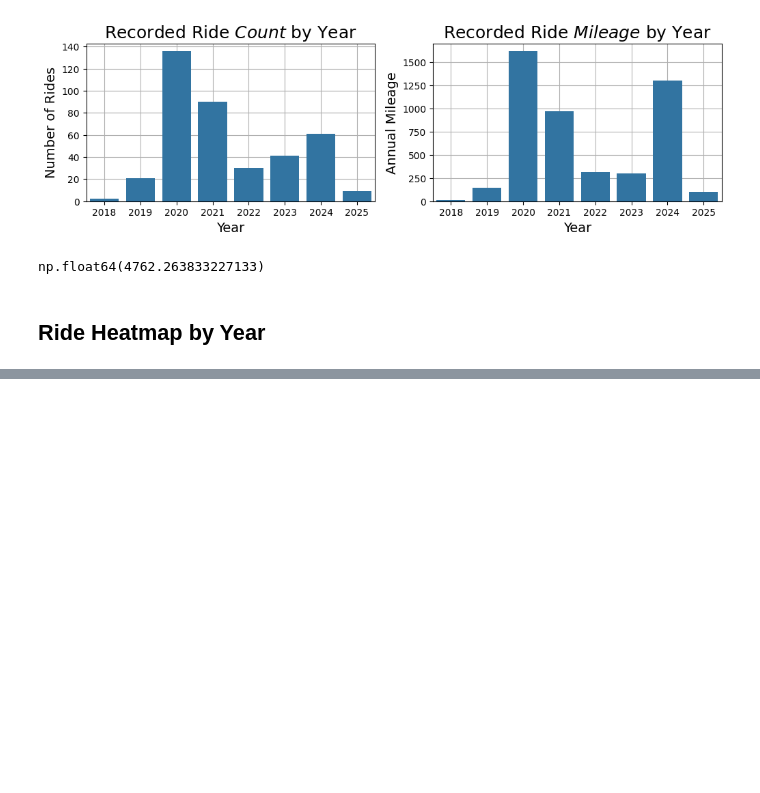
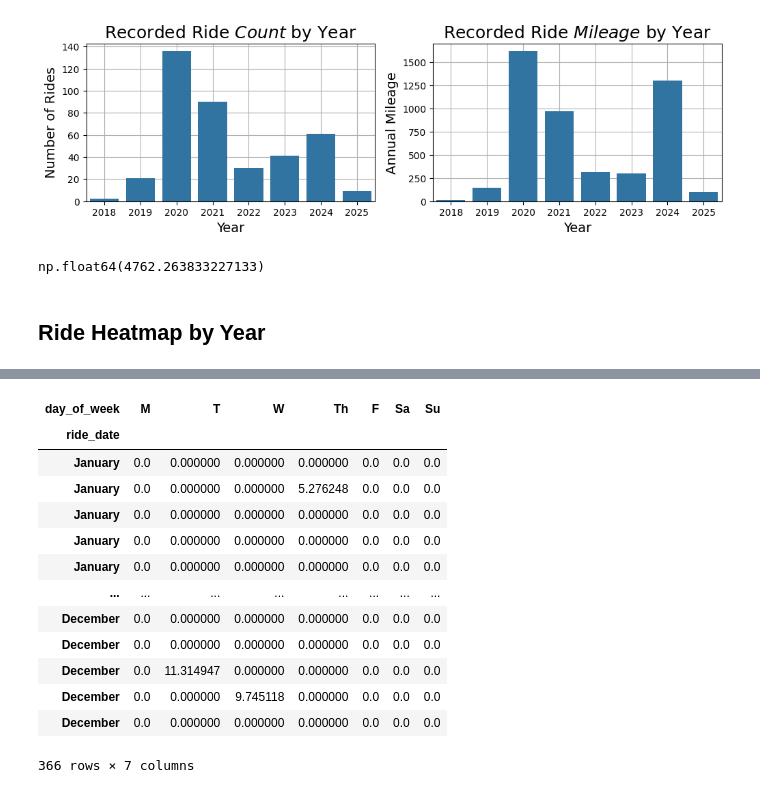
Before and after one commit to ericbauer55/bike-fitness-tracking, a Jupyter notebook: notebooks/1_Post_Enrichment_EDA/0_ride_summary_exploration.ipynb, the cells around one changed output, grey strips where cells are left out. Cells and saved outputs as stored; diff of their text form; code cells hidden in the pictures; blank space fills up the shorter version.

```diff
--- a/notebooks/1_Post_Enrichment_EDA/0_ride_summary_exploration.ipynb
+++ b/notebooks/1_Post_Enrichment_EDA/0_ride_summary_exploration.ipynb
@@ -77,2 +108,19 @@ pivot_df= pivot_df.rename(columns={full:short for full,short in zip(days_order,
+# %%
+df_activity_2020.set_index('ride_date')
+# %% [output]
+| day_of_week | M | T | W | Th | F | Sa | Su |
+| ride_date |  |  |  |  |  |  |  |
+| January | 0.0 | 0.000000 | 0.000000 | 0.000000 | 0.0 | 0.0 | 0.0 |
+| January | 0.0 | 0.000000 | 0.000000 | 5.276248 | 0.0 | 0.0 | 0.0 |
+| January | 0.0 | 0.000000 | 0.000000 | 0.000000 | 0.0 | 0.0 | 0.0 |
+| January | 0.0 | 0.000000 | 0.000000 | 0.000000 | 0.0 | 0.0 | 0.0 |
+| January | 0.0 | 0.000000 | 0.000000 | 0.000000 | 0.0 | 0.0 | 0.0 |
+| ... | ... | ... | ... | ... | ... | ... | ... |
+| December | 0.0 | 0.000000 | 0.000000 | 0.000000 | 0.0 | 0.0 | 0.0 |
+| December | 0.0 | 0.000000 | 0.000000 | 0.000000 | 0.0 | 0.0 | 0.0 |
+| December | 0.0 | 11.314947 | 0.000000 | 0.000000 | 0.0 | 0.0 | 0.0 |
+| December | 0.0 | 0.000000 | 9.745118 | 0.000000 | 0.0 | 0.0 | 0.0 |
+| December | 0.0 | 0.000000 | 0.000000 | 0.000000 | 0.0 | 0.0 | 0.0 |
+366 rows × 7 columns
 # %%
 cmap = plt.get_cmap('YlGn',10)
```
Also changed, not shown: parts of 4 cells of this notebook.
